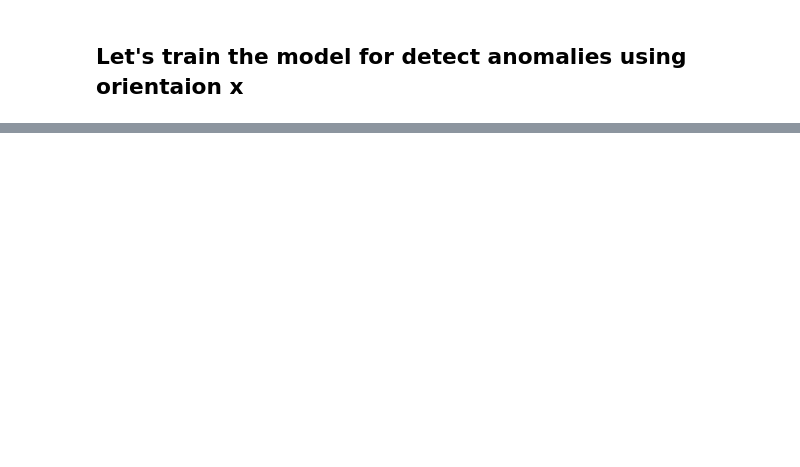
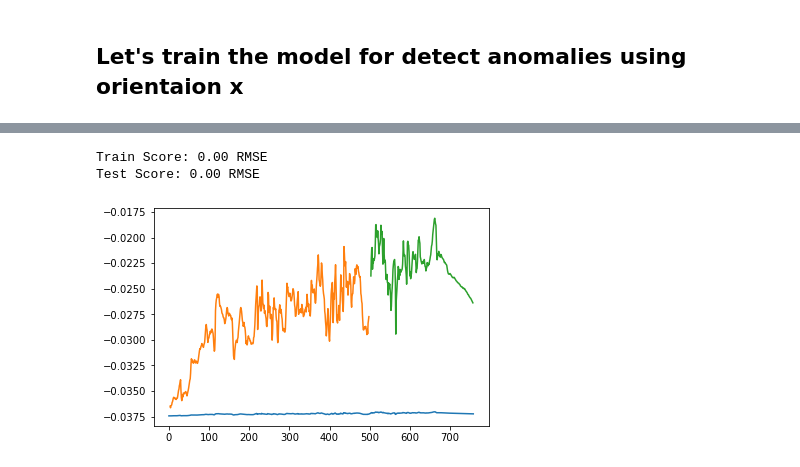
Before and after one commit to Chumsy0725/ICAS-2021, a Jupyter notebook: IMU/Model Training/LSTM_AutoEncoder.ipynb, the cells around one changed output, grey strips where cells are left out. Saved outputs shown, nothing was run; the diff lists cells and outputs as text; code cells hidden in the pictures; blank space fills up the shorter version.

```diff
--- a/IMU/Model Training/LSTM_AutoEncoder.ipynb
+++ b/IMU/Model Training/LSTM_AutoEncoder.ipynb
@@ -210,0 +210,42 @@ ValueError: view limit minimum -36893.77850580091 is less than 1 and is an inval
+# %%
+# make predictions
+
+trainPredict = model.predict(reshaped_trainX)
+testPredict = model.predict(reshaped_testX)
+
+# invert predictions back to prescaled values
+#This is to compare with original input values
+#SInce we used minmaxscaler we can now use scaler.inverse_transform
+#to invert the transformation.
+trainPredict = scale.inverse_transform(trainPredict)
+trainY = scale.inverse_transform([trainY])
+testPredict = scale.inverse_transform(testPredict)
+testY = scale.inverse_transform([testY])
+# %%
+# calculate root mean squared error
+trainScore = math.sqrt(mean_squared_error(trainY[0], trainPredict[:,0]))
+print('Train Score: %.2f RMSE' % (trainScore))
+
+testScore = math.sqrt(mean_squared_error(testY[0], testPredict[:,0]))
+print('Test Score: %.2f RMSE' % (testScore))
+
+# shift train predictions for plotting
+#we must shift the predictions so that they align on the x-axis with the original dataset.
+trainPredictPlot = np.empty_like(dataset_array)
+trainPredictPlot[:, :] = np.nan
+trainPredictPlot[seq_size:len(trainPredict)+seq_size, :] = trainPredict
+
+# shift test predictions for plotting
+testPredictPlot = np.empty_like(dataset_array)
+testPredictPlot[:, :] = np.nan
+testPredictPlot[len(trainPredict)+(seq_size*2)+1:len(dataset_array)-1, :] = testPredict
+
+# plot baseline and predictions
+plt.plot(scale.inverse_transform(dataset_array))
+plt.plot(trainPredictPlot)
+plt.plot(testPredictPlot)
+plt.show()
+# %% [output]
+Train Score: 0.00 RMSE
+Test Score: 0.00 RMSE
+[figure, added]
```
Also changed, not shown: parts of 16 cells of this notebook.
